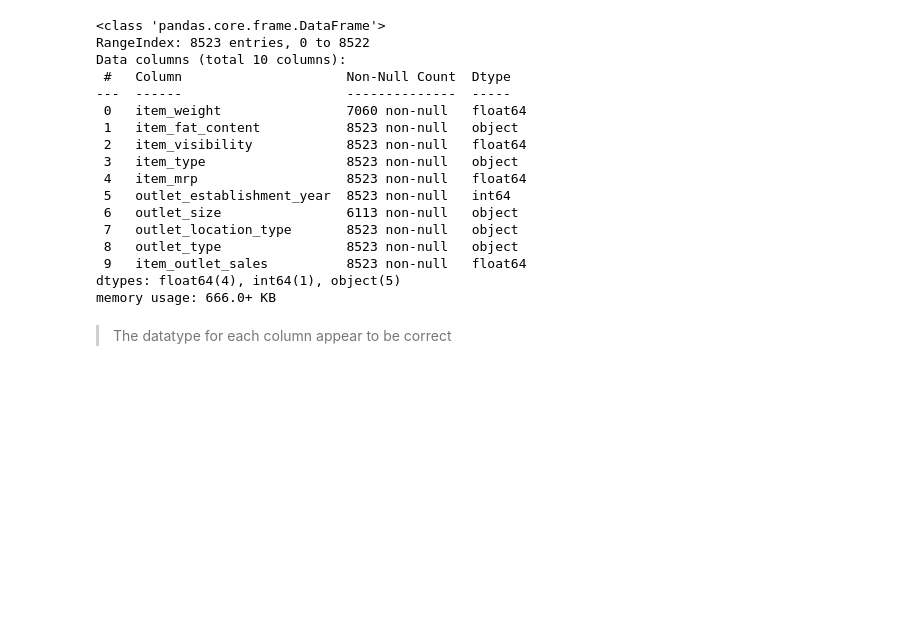
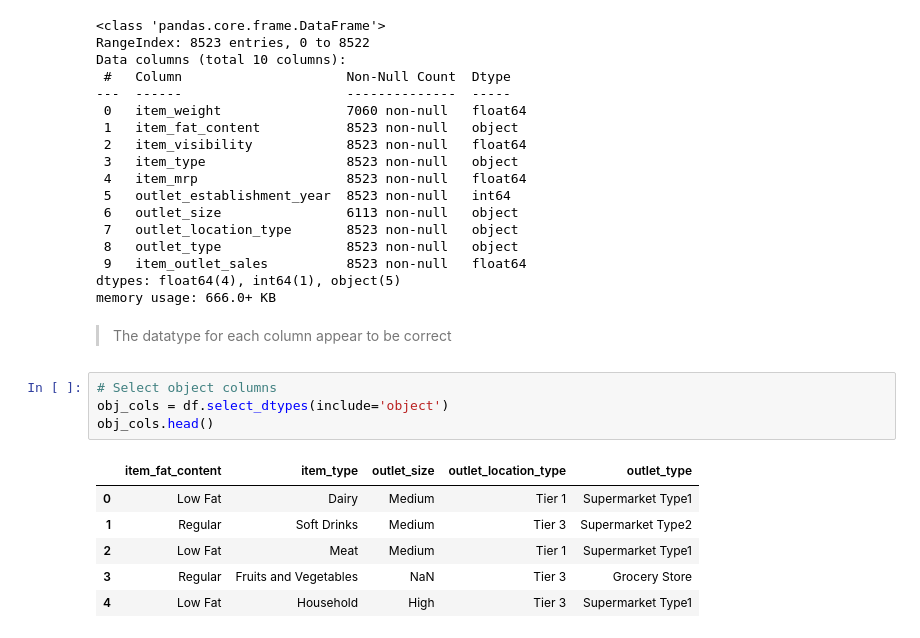
Before and after one commit to kevinbrnett/Project-1, a Jupyter notebook: Supermarket Sales Predictions.ipynb, the cells around one changed output. Cells and saved outputs as stored; diff of their text form; blank space fills up the shorter version.

```diff
--- a/Supermarket Sales Predictions.ipynb
+++ b/Supermarket Sales Predictions.ipynb
@@ -97,5 +97,16 @@ dtypes: float64(4), int64(1), object(5)
 memory usage: 666.0+ KB
 # %% [markdown]
 > The datatype for each column appear to be correct
+# %%
+# Select object columns
+obj_cols = df.select_dtypes(include='object')
+obj_cols.head()
+# %% [output]
+|  | item_fat_content | item_type | outlet_size | outlet_location_type | outlet_type |
+| 0 | Low Fat | Dairy | Medium | Tier 1 | Supermarket Type1 |
+| 1 | Regular | Soft Drinks | Medium | Tier 3 | Supermarket Type2 |
+| 2 | Low Fat | Meat | Medium | Tier 1 | Supermarket Type1 |
+| 3 | Regular | Fruits and Vegetables | NaN | Tier 3 | Grocery Store |
+| 4 | Low Fat | Household | High | Tier 3 | Supermarket Type1 |
 # %%
 # Use placeholder for missing values
```
Also changed, not shown: parts of 9 cells of this notebook.
